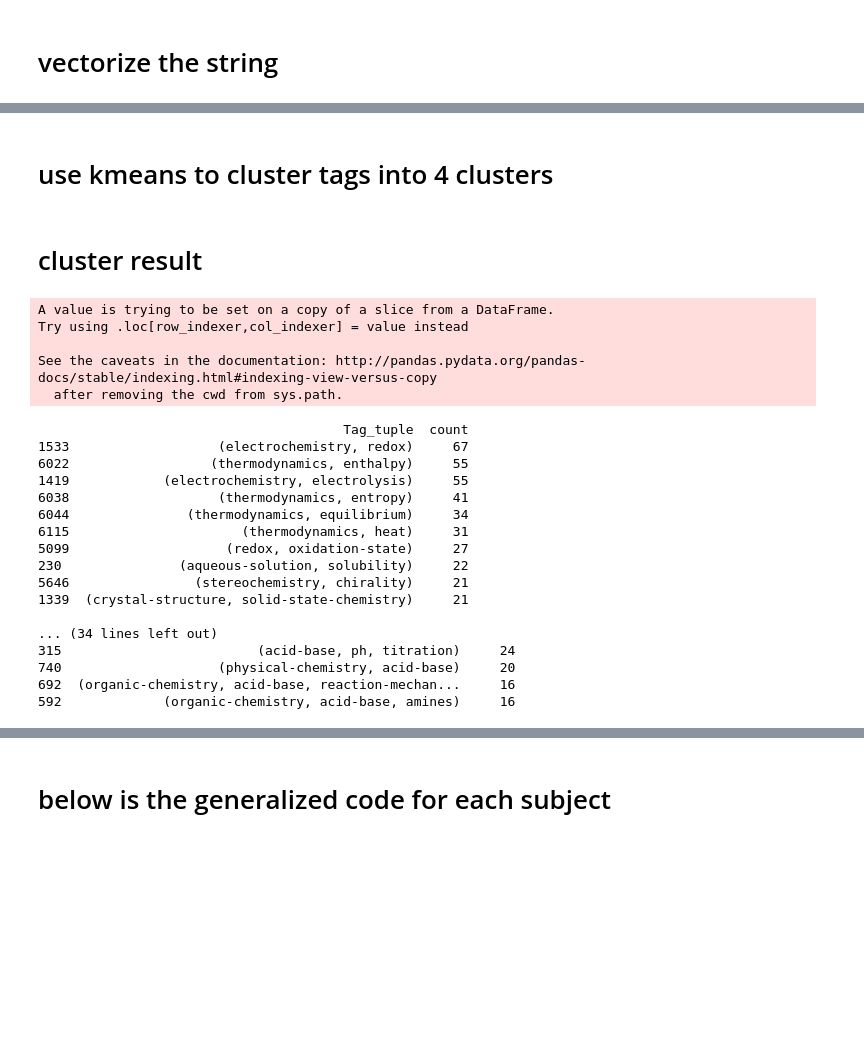
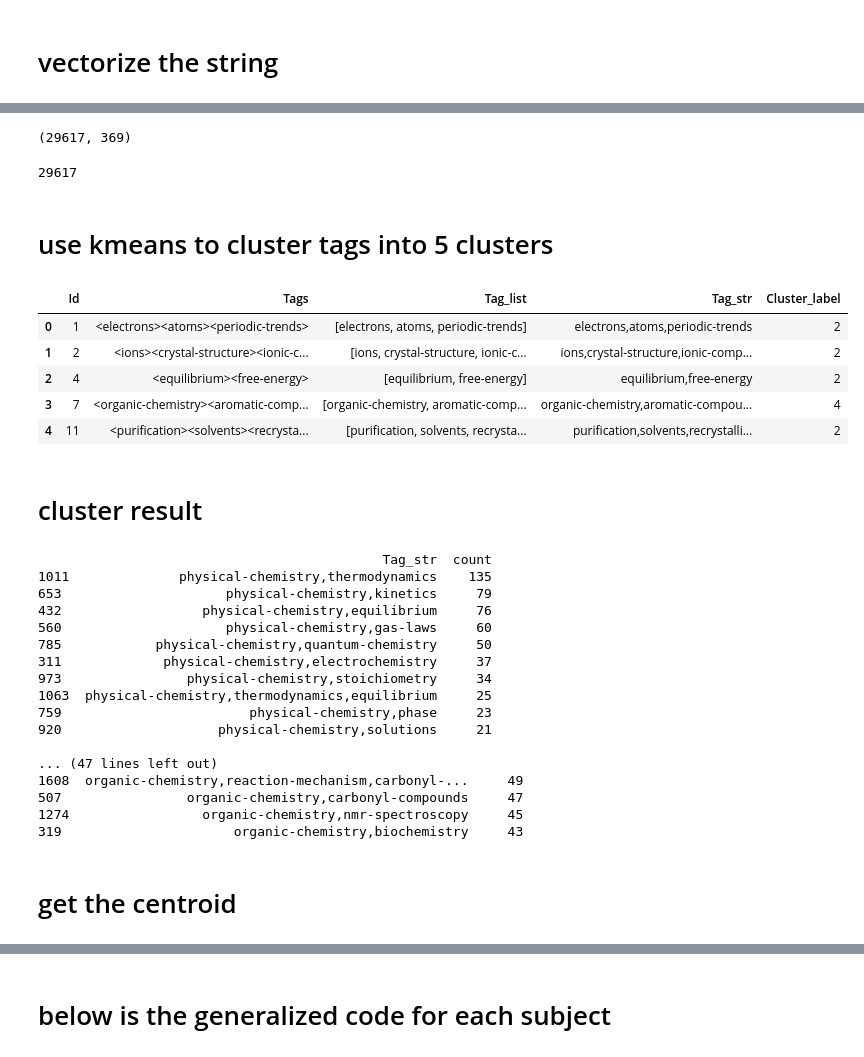
Before and after one commit to gdso-math/math-stack, a Jupyter notebook: notebooks/03_tag_clustering.ipynb, the cells around one changed output, grey strips where cells are left out. Saved outputs shown, nothing was run; the diff lists cells and outputs as text; code cells hidden in the pictures; blank space fills up the shorter version.

Commit message:
change the clustering file

```diff
--- a/notebooks/03_tag_clustering.ipynb
+++ b/notebooks/03_tag_clustering.ipynb
@@ -102,4 +97,5 @@ from sklearn.cluster import KMeans
 # %%
 tag = chemistry['Tag_str']
-vectorizer = TfidfVectorizer()
+vectorizer = CountVectorizer(tokenizer=lambda x: x.split(','))
 X = vectorizer.fit_transform(tag)
+vectorizer.get_feature_names()
@@ -105,0 +124,8 @@ X = vectorizer.fit_transform(tag)
+# %%
+X.shape
+# %% [output]
+(29617, 369)
+# %%
+chemistry.shape[0]
+# %% [output]
+29617
@@ -106,42 +134,46 @@ X = vectorizer.fit_transform(tag)
 # %% [markdown]
-# use kmeans to cluster tags into 4 clusters
+# use kmeans to cluster tags into 5 clusters
 # %%
-kmeans = KMeans(n_clusters=4, random_state=0).fit(X)
+kmeans = KMeans(n_clusters=5, random_state=0).fit(X)
 # %%
 chemistry['Cluster_label'] = kmeans.labels_
+chemistry.head()
+# %% [output]
+|  | Id | Tags | Tag_list | Tag_str | Cluster_label |
+| 0 | 1 | <electrons><atoms><periodic-trends> | [electrons, atoms, periodic-trends] | electrons,atoms,periodic-trends | 2 |
+| 1 | 2 | <ions><crystal-structure><ionic-c... | [ions, crystal-structure, ionic-c... | ions,crystal-structure,ionic-comp... | 2 |
+| 2 | 4 | <equilibrium><free-energy> | [equilibrium, free-energy] | equilibrium,free-energy | 2 |
+| 3 | 7 | <organic-chemistry><aromatic-comp... | [organic-chemistry, aromatic-comp... | organic-chemistry,aromatic-compou... | 4 |
+| 4 | 11 | <purification><solvents><recrysta... | [purification, solvents, recrysta... | purification,solvents,recrystalli... | 2 |
 # %% [markdown]
 # cluster result
 # %%
 df_list = []
-for i in range(4):
+for i in range(5):
     cluster = chemistry[chemistry.apply(lambda row: row.Cluster_label == i and len(row.Tag_list) > 1, axis = 1)]
-    cluster['Tag_tuple'] = cluster.apply(lambda row: tuple(row.Tag_list), axis = 1)
-    df = cluster.groupby(['Tag_tuple'])['Tag_tuple'].count().rename('count').reset_index().sort_values('count', ascending=False)
+    df = cluster.groupby(['Tag_str'])['Tag_str'].count().rename('count').reset_index().sort_values('count', ascending=False)
     print(df.head(10))
     print("\n")
     df_list.append(df)
 # %% [output]
-A value is trying to be set on a copy of a slice from a DataFrame.
-Try using .loc[row_indexer,col_indexer] = value instead
+                                            Tag_str  count
+1011              physical-chemistry,thermodynamics    135
+653                     physical-chemistry,kinetics     79
+432                  physical-chemistry,equilibrium     76
+560                     physical-chemistry,gas-laws     60
+785            physical-chemistry,quantum-chemistry     50
+311             physical-chemistry,electrochemistry     37
+973                physical-chemistry,stoichiometry     34
+1063  physical-chemistry,thermodynamics,equilibrium     25
+759                        physical-chemistry,phase     23
+920                    physical-chemistry,solutions     21
 
-See the caveats in the documentation: http://pandas.pydata.org/pandas-docs/stable/indexing.html#indexing-view-versus-copy
-  after removing the cwd from sys.path.
+... (47 lines left out)
+1608  organic-chemistry,reaction-mechanism,carbonyl-...     49
+507                organic-chemistry,carbonyl-compounds     47
+1274                 organic-chemistry,nmr-spectroscopy     45
+319                      organic-chemistry,biochemistry     43
-                                       Tag_tuple  count
-1533                   (electrochemistry, redox)     67
-6022                  (thermodynamics, enthalpy)     55
-1419            (electrochemistry, electrolysis)     55
-6038                   (thermodynamics, entropy)     41
-6044               (thermodynamics, equilibrium)     34
-6115                      (thermodynamics, heat)     31
-5099                    (redox, oxidation-state)     27
-230               (aqueous-solution, solubility)     22
-5646                (stereochemistry, chirality)     21
-1339  (crystal-structure, solid-state-chemistry)     21
-
-... (34 lines left out)
-315                         (acid-base, ph, titration)     24
-740                    (physical-chemistry, acid-base)     20
-692  (organic-chemistry, acid-base, reaction-mechan...     16
-592             (organic-chemistry, acid-base, amines)     16
+# %% [markdown]
+# get the centroid
 # %%
 from sklearn.metrics import pairwise_distances_argmin_min
```
Also changed, not shown: parts of 30 cells of this notebook.
